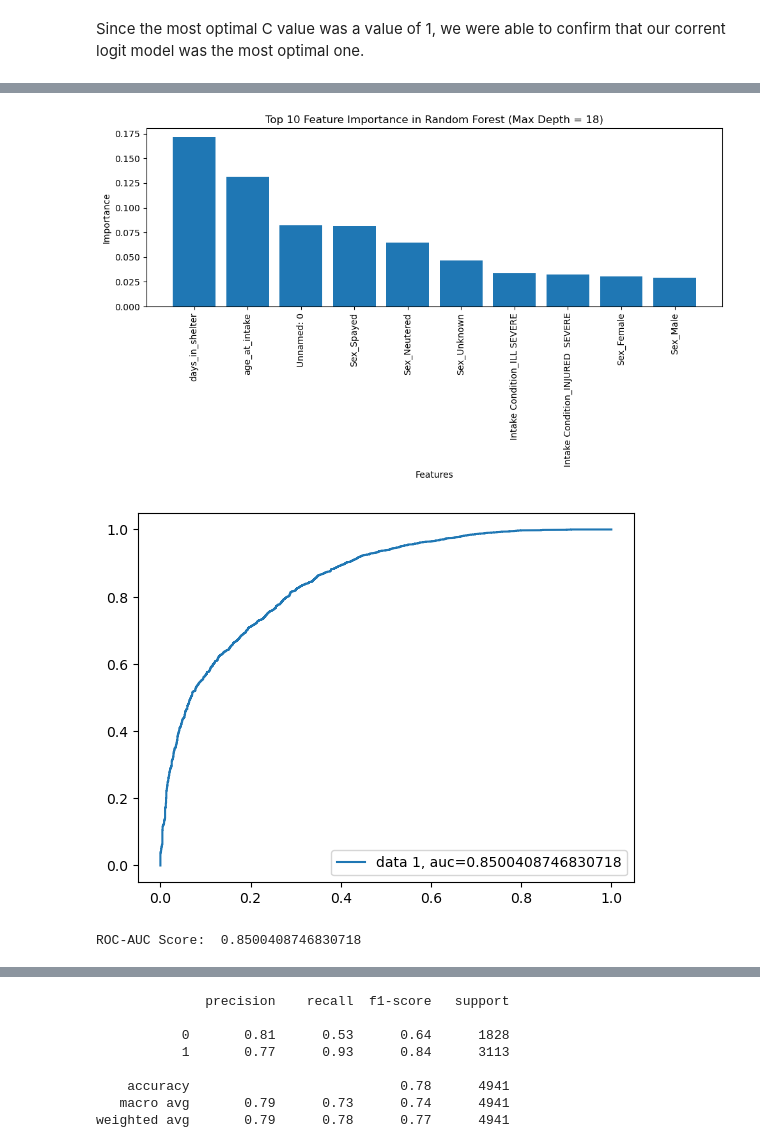
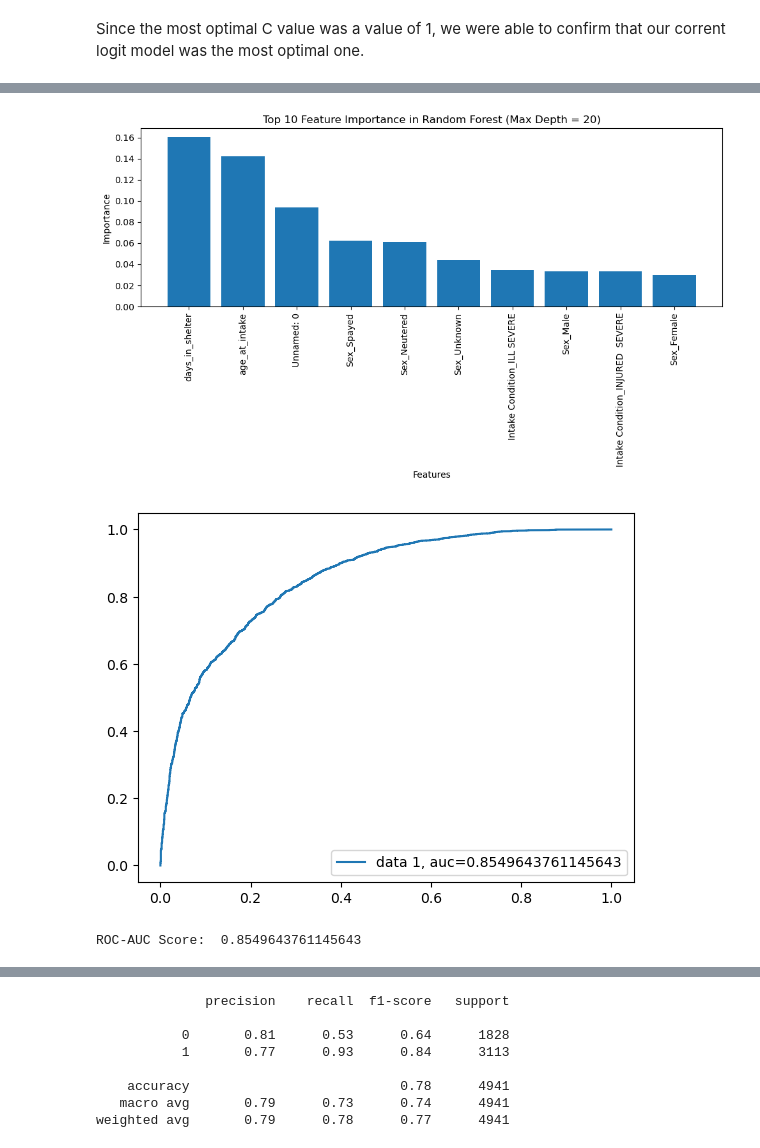
Before and after one commit to COGS118A/Group009-SP23, a Jupyter notebook: FinalProject_Group009-SP23.ipynb, the cells around one changed output, grey strips where cells are left out. Drawn from its saved outputs; the diff is of its cells as text; code cells hidden in the pictures.

```diff
--- a/FinalProject_Group009-SP23.ipynb
+++ b/FinalProject_Group009-SP23.ipynb
@@ -450,28 +450,28 @@ Based on the ROC-AUC scores of the Random Forest classifiers of varying depths,
 # %%
-model = RandomForestClassifier(max_depth=18)
+model = RandomForestClassifier(max_depth=20)
 model.fit(X_train, y_train)
 
 importances = model.feature_importances_
 
 sorted_indices = np.argsort(importances)[::-1]
 sorted_importances = importances[sorted_indices]
 
 feature_names = X.columns
 sorted_feature_names = feature_names[sorted_indices]
 sorted_importances = importances[sorted_indices][:10]
 sorted_feature_names = feature_names[sorted_indices][:10]
 
 plt.figure(figsize=(10, 6))
 plt.bar(range(len(sorted_importances)), sorted_importances, tick_label=sorted_feature_names)
 plt.xticks(rotation=90)
 plt.xlabel('Features')
 plt.ylabel('Importance')
-plt.title('Top 10 Feature Importance in Random Forest (Max Depth = 18)')
+plt.title('Top 10 Feature Importance in Random Forest (Max Depth = 20)')
 plt.tight_layout()
 
 plt.show()
 # %% [output]
-[figure, old version]
+[figure, new version]
 # %%
 # ROC-AUC Curve
 y_pred_proba = model.predict_proba(X_test)[::,1]
@@ -483,8 +483,8 @@ plt.legend(loc=4)
 plt.show()
 print("ROC-AUC Score: ", roc_auc_score(y_test, y_pred_proba, average=None))
 # %% [output]
-[figure, old version]
+[figure, new version]
-ROC-AUC Score:  0.8500408746830718
+ROC-AUC Score:  0.8549643761145643
 # %%
 # Confusion Matrix
 y_pred = model.predict(X_test)
```
Also changed, not shown: parts of 9 cells of this notebook.
